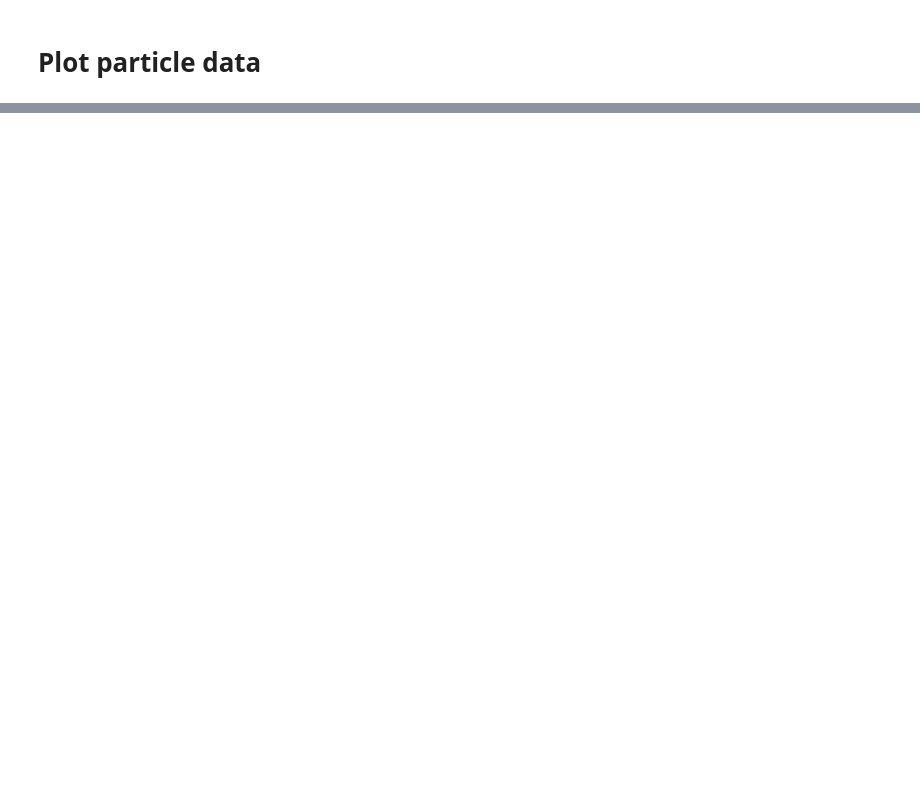
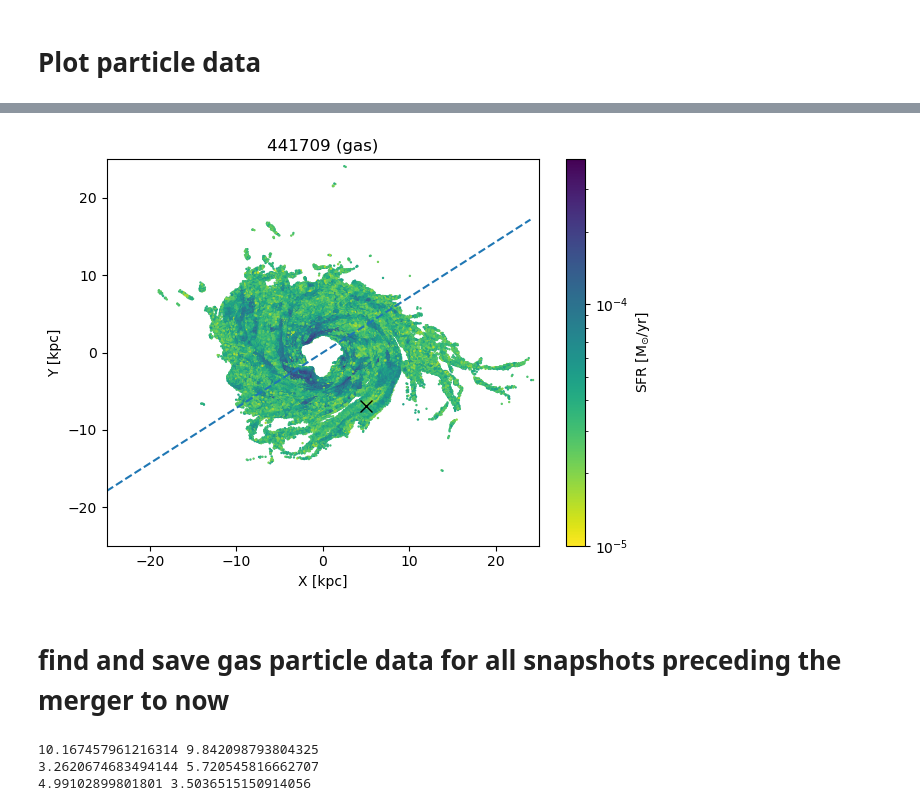
Before and after one commit to ekta1224/IllustrisAD, a Jupyter notebook: phast/roman-cycle1.ipynb, the cells around one changed output, grey strips where cells are left out. Saved outputs shown, nothing was run; the diff lists cells and outputs as text; code cells hidden in the pictures; blank space fills up the shorter version.

```diff
--- a/phast/roman-cycle1.ipynb
+++ b/phast/roman-cycle1.ipynb
@@ -331,0 +462,58 @@ for id in ids:
+# %%
+id = ids[0]
+
+
+m,b = per_bi(7535.40-7530.43, 7699.55-7706.484,0. ,0.)
+
+#load gas data
+ppx2, ppy2, ppz2, ppvx2, ppvy2, ppvz2, ppm2, ppnh2, ppsfr2, ppgz2 = np.loadtxt('./%s_gas_properties_TNGv2_rotated.txt'%id, usecols=(0, 1, 2, 3, 4, 5, 6, 7,8,9), unpack = True)
+#print np.min(ppsfr2), np.max(ppsfr2)
+
+plt.scatter(ppx2, ppy2, c=ppsfr2, marker='.', s=2,norm=colors.LogNorm(vmin=1e-5, vmax=np.max(ppsfr2)), cmap='viridis_r')
+plt.plot(7535.40-7530.43, 7699.55-7706.484, 'kx', ms=8)
+# plt.plot(xs , ys ,'k--')
+# plt.plot(xs[0], ys[0], 'ko')
+# yrange2 = m*ppx2+b
+# plt.plot(ppx2, yrange2, '--', c='gray')
+plt.colorbar(label=r'SFR [M$_{\odot}$/yr]')
+plt.xlim(-25,25)
+plt.ylim(-25,25)
+
+plt.plot(np.arange(-25,25,1),np.arange(-25,25,1)*m+b, ls='--')
+yy1 = ppx2*m+b
+plt.title('%s (gas)'%id)
+plt.xlabel('X [kpc]')
+plt.ylabel('Y [kpc]')
+plt.tight_layout()
+# %% [output]
+[figure, added]
+# %% [markdown]
+# find and save gas particle data for all snapshots preceding the merger to now
+# %%
+# right2 = (ppy2 <= yy)
+# left2 = (ppy2 > yy)
+
+# print('halves', len(ppsfr2[left2]), len(ppsfr2[right2]))
+# print(np.sum(ppsfr2[left2]), np.sum(ppsfr2[right2]))
+
+ppx2, ppy2, ppz2, ppvx2, ppvy2, ppvz2, ppm2, ppnh2, ppsfr2, ppgz2 = np.loadtxt('./%s_gas_properties_TNGv2_rotated.txt'%ids[0], usecols=(0, 1, 2, 3, 4, 5, 6, 7,8,9), unpack = True)
+right2 = (ppy2 <= yy1)
+left2 = (ppy2 > yy1)
+print(np.sum(ppsfr2[left2]), np.sum(ppsfr2[right2]))
+norem1, rem1  = np.sum(ppsfr2[left2]), np.sum(ppsfr2[right2])
+
+ppx2, ppy2, ppz2, ppvx2, ppvy2, ppvz2, ppm2, ppnh2, ppsfr2, ppgz2 = np.loadtxt('./%s_gas_properties_TNGv2_rotated.txt'%ids[1], usecols=(0, 1, 2, 3, 4, 5, 6, 7,8,9), unpack = True)
+right2 = (ppy2 <= yy2)
+left2 = (ppy2 > yy2)
+print(np.sum(ppsfr2[left2]), np.sum(ppsfr2[right2]))
+norem2, rem2 = np.sum(ppsfr2[left2]), np.sum(ppsfr2[right2])
+
+ppx2, ppy2, ppz2, ppvx2, ppvy2, ppvz2, ppm2, ppnh2, ppsfr2, ppgz2 = np.loadtxt('./%s_gas_properties_TNGv2_rotated.txt'%ids[2], usecols=(0, 1, 2, 3, 4, 5, 6, 7,8,9), unpack = True)
+right2 = (ppy2 <= yy3)
+left2 = (ppy2 > yy3)
+print(np.sum(ppsfr2[left2]), np.sum(ppsfr2[right2]))
+rem3, norem3  = np.sum(ppsfr2[left2]), np.sum(ppsfr2[right2])
+# %% [output]
+10.167457961216314 9.842098793804325
+3.2620674683494144 5.720545816662707
+4.99102899801801 3.5036515150914056
```
Also changed, not shown: parts of 17 cells of this notebook, 2 other files.
